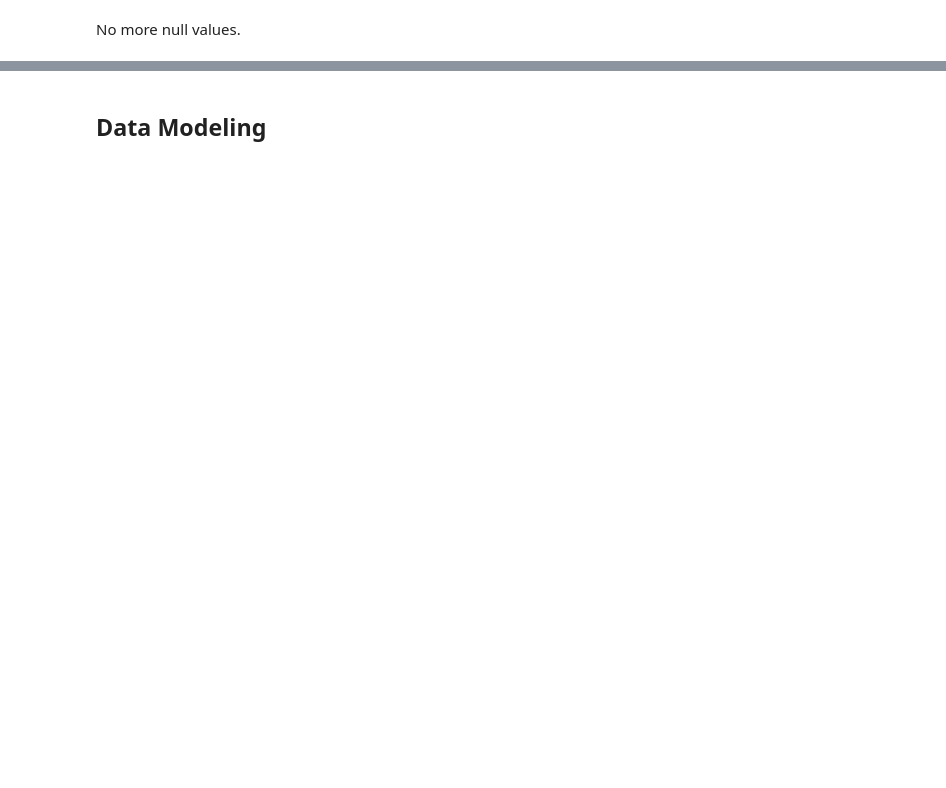
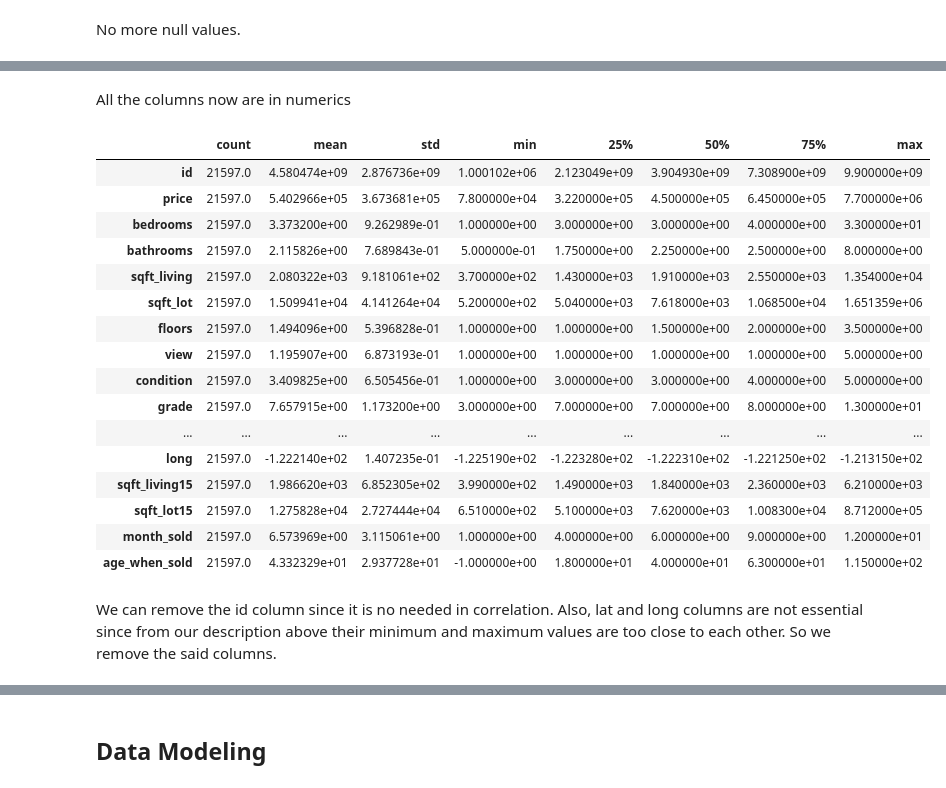
Before and after one commit to Nelsonkim44/King-County-Housing-Analysis-Project, a Jupyter notebook: Nelson Phase 2 Project .ipynb, the cells around one changed output, grey strips where cells are left out. Drawn from its saved outputs; the diff is of its cells as text; code cells hidden in the pictures; blank space fills up the shorter version.

```diff
--- a/Nelson Phase 2 Project .ipynb
+++ b/Nelson Phase 2 Project .ipynb
@@ -171,0 +365,8 @@ No more null values.
+# %%
+# Creating view key
+view_key = {'NONE':1.0 , 'AVERAGE':2.0 , 'GOOD':3.0 , 'FAIR':4.0 , 'EXCELLENT':5.0}
+# %%
+# Use .replace method to replace string to numerical data
+kc['condition'] = kc['condition'].replace(condition_key)
+# %%
+kc['grade'] = kc['grade'].replace(grade_key)
@@ -171,0 +395,24 @@ No more null values.
+# %% [markdown]
+All the columns now are in numerics
+# %%
+kc.describe().transpose()
+# %% [output]
+|  | count | mean | std | min | 25% | 50% | 75% | max |
+| id | 21597.0 | 4.580474e+09 | 2.876736e+09 | 1.000102e+06 | 2.123049e+09 | 3.904930e+09 | 7.308900e+09 | 9.900000e+09 |
+| price | 21597.0 | 5.402966e+05 | 3.673681e+05 | 7.800000e+04 | 3.220000e+05 | 4.500000e+05 | 6.450000e+05 | 7.700000e+06 |
+| bedrooms | 21597.0 | 3.373200e+00 | 9.262989e-01 | 1.000000e+00 | 3.000000e+00 | 3.000000e+00 | 4.000000e+00 | 3.300000e+01 |
+| bathrooms | 21597.0 | 2.115826e+00 | 7.689843e-01 | 5.000000e-01 | 1.750000e+00 | 2.250000e+00 | 2.500000e+00 | 8.000000e+00 |
+| sqft_living | 21597.0 | 2.080322e+03 | 9.181061e+02 | 3.700000e+02 | 1.430000e+03 | 1.910000e+03 | 2.550000e+03 | 1.354000e+04 |
+| sqft_lot | 21597.0 | 1.509941e+04 | 4.141264e+04 | 5.200000e+02 | 5.040000e+03 | 7.618000e+03 | 1.068500e+04 | 1.651359e+06 |
+| floors | 21597.0 | 1.494096e+00 | 5.396828e-01 | 1.000000e+00 | 1.000000e+00 | 1.500000e+00 | 2.000000e+00 | 3.500000e+00 |
+| view | 21597.0 | 1.195907e+00 | 6.873193e-01 | 1.000000e+00 | 1.000000e+00 | 1.000000e+00 | 1.000000e+00 | 5.000000e+00 |
+| condition | 21597.0 | 3.409825e+00 | 6.505456e-01 | 1.000000e+00 | 3.000000e+00 | 3.000000e+00 | 4.000000e+00 | 5.000000e+00 |
+| grade | 21597.0 | 7.657915e+00 | 1.173200e+00 | 3.000000e+00 | 7.000000e+00 | 7.000000e+00 | 8.000000e+00 | 1.300000e+01 |
+| ... | ... | ... | ... | ... | ... | ... | ... | ... |
+| long | 21597.0 | -1.222140e+02 | 1.407235e-01 | -1.225190e+02 | -1.223280e+02 | -1.222310e+02 | -1.221250e+02 | -1.213150e+02 |
+| sqft_living15 | 21597.0 | 1.986620e+03 | 6.852305e+02 | 3.990000e+02 | 1.490000e+03 | 1.840000e+03 | 2.360000e+03 | 6.210000e+03 |
+| sqft_lot15 | 21597.0 | 1.275828e+04 | 2.727444e+04 | 6.510000e+02 | 5.100000e+03 | 7.620000e+03 | 1.008300e+04 | 8.712000e+05 |
+| month_sold | 21597.0 | 6.573969e+00 | 3.115061e+00 | 1.000000e+00 | 4.000000e+00 | 6.000000e+00 | 9.000000e+00 | 1.200000e+01 |
+| age_when_sold | 21597.0 | 4.332329e+01 | 2.937728e+01 | -1.000000e+00 | 1.800000e+01 | 4.000000e+01 | 6.300000e+01 | 1.150000e+02 |
+# %% [markdown]
+We can remove the id column since it is no needed in correlation. Also, lat and long columns are not essential since from our description above their minimum and maximum values are too close to each other. So we remove the said columns.
```
Also changed, not shown: parts of 45 cells of this notebook.
